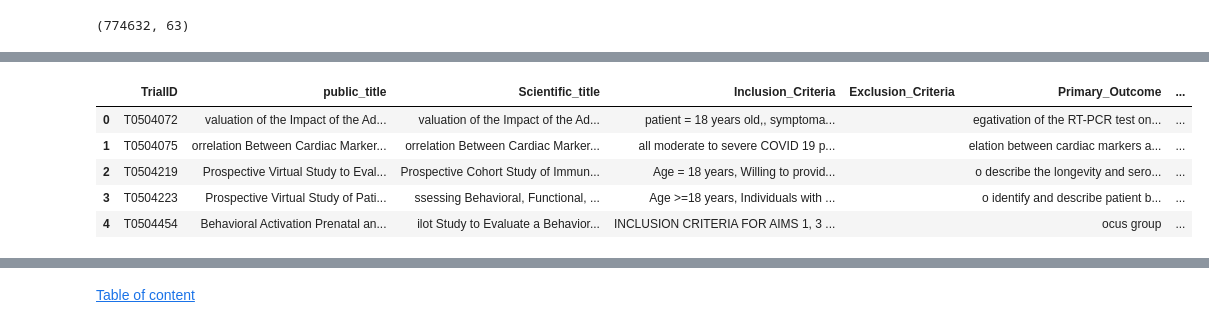
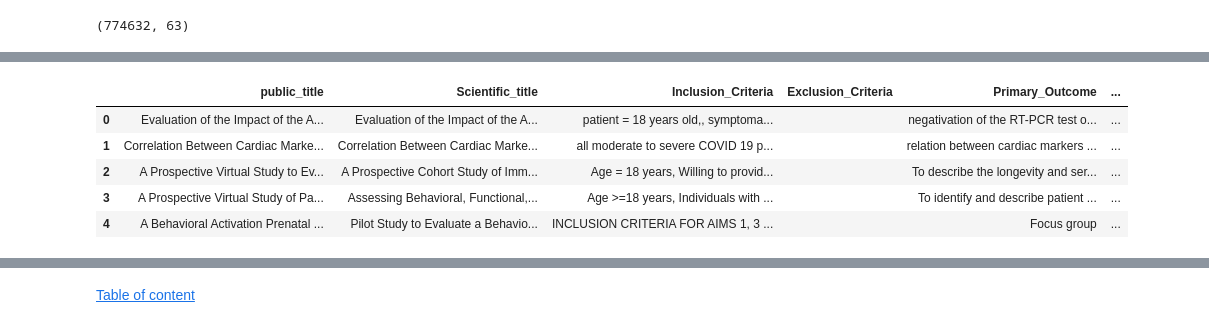
Before and after one commit to JBAujogue/BERT-playground, a Jupyter notebook: datasets/Dataset processing - Clinical Trials ICTRP.ipynb, the cells around one changed output, grey strips where cells are left out. Cells and saved outputs as stored; diff of their text form; code cells hidden in the pictures.

```diff
--- a/datasets/Dataset processing - Clinical Trials ICTRP.ipynb
+++ b/datasets/Dataset processing - Clinical Trials ICTRP.ipynb
@@ -98,12 +99,20 @@ def clean_dataframe(df):
     columns = [
         'public_title', 'Scientific_title',
         'Inclusion_Criteria', 'Exclusion_Criteria',
-           'Primary_Outcome', 'Secondary_Outcomes',
+        'Primary_Outcome', 'Secondary_Outcomes',
+        'results_summary',
+
     ]
     df = df[columns].fillna('').applymap(clean_text)
-    df['Inclusion_Criteria'] = df.Inclusion_Criteria.apply(lambda s: re.sub('Inclusion Criteria(\s)*:(\s|,)*', '', s).strip())
-    df['Exclusion_Criteria'] = df.Exclusion_Criteria.apply(lambda s: re.sub('Exclusion Criteria(\s)*:(\s|,)*', '', s).strip())
+    df['Inclusion_Criteria'] = df.Inclusion_Criteria.apply(lambda s: re.sub('Inclusion [Cc]riteria(\s)*:(\s|,)*', '', s).strip())
+    df['Exclusion_Criteria'] = df.Exclusion_Criteria.apply(lambda s: re.sub('Exclusion [Cc]riteria(\s)*:(\s|,)*', '', s).strip())
     return df
+
+
+
+def get_character_count(texts):
+    text = ' '.join(texts)
+    return np.unique(list(text), return_counts = True)
 # %%
-df = process_zipfile(os.path.join(path_to_data, base_dataset_name))
+df_trials = process_zipfile(os.path.join(path_to_data, base_dataset_name))
 # %%
@@ -135,9 +142,11 @@ df = clean_dataframe(df)
+# %%
+df_trials = clean_dataframe(df_trials)
 # %%
-df.head()
+df_trials.head()
 # %% [output]
-|  | TrialID | public_title | Scientific_title | Inclusion_Criteria | Exclusion_Criteria | Primary_Outcome | ... |
-| 0 | T0504072 | valuation of the Impact of the Ad... | valuation of the Impact of the Ad... | patient = 18 years old,, symptoma... |  | egativation of the RT-PCR test on... | ... |
-| 1 | T0504075 | orrelation Between Cardiac Marker... | orrelation Between Cardiac Marker... | all moderate to severe COVID 19 p... |  | elation between cardiac markers a... | ... |
-| 2 | T0504219 | Prospective Virtual Study to Eval... | Prospective Cohort Study of Immun... | Age = 18 years, Willing to provid... |  | o describe the longevity and sero... | ... |
-| 3 | T0504223 | Prospective Virtual Study of Pati... | ssessing Behavioral, Functional, ... | Age >=18 years, Individuals with ... |  | o identify and describe patient b... | ... |
-| 4 | T0504454 | Behavioral Activation Prenatal an... | ilot Study to Evaluate a Behavior... | INCLUSION CRITERIA FOR AIMS 1, 3 ... |  | ocus group | ... |
+|  | public_title | Scientific_title | Inclusion_Criteria | Exclusion_Criteria | Primary_Outcome | ... |
+| 0 | Evaluation of the Impact of the A... | Evaluation of the Impact of the A... | patient = 18 years old,, symptoma... |  | negativation of the RT-PCR test o... | ... |
+| 1 | Correlation Between Cardiac Marke... | Correlation Between Cardiac Marke... | all moderate to severe COVID 19 p... |  | relation between cardiac markers ... | ... |
+| 2 | A Prospective Virtual Study to Ev... | A Prospective Cohort Study of Imm... | Age = 18 years, Willing to provid... |  | To describe the longevity and ser... | ... |
+| 3 | A Prospective Virtual Study of Pa... | Assessing Behavioral, Functional,... | Age >=18 years, Individuals with ... |  | To identify and describe patient ... | ... |
+| 4 | A Behavioral Activation Prenatal ... | Pilot Study to Evaluate a Behavio... | INCLUSION CRITERIA FOR AIMS 1, 3 ... |  | Focus group | ... |
```
Also changed, not shown: parts of 22 cells of this notebook, 7 other files.
